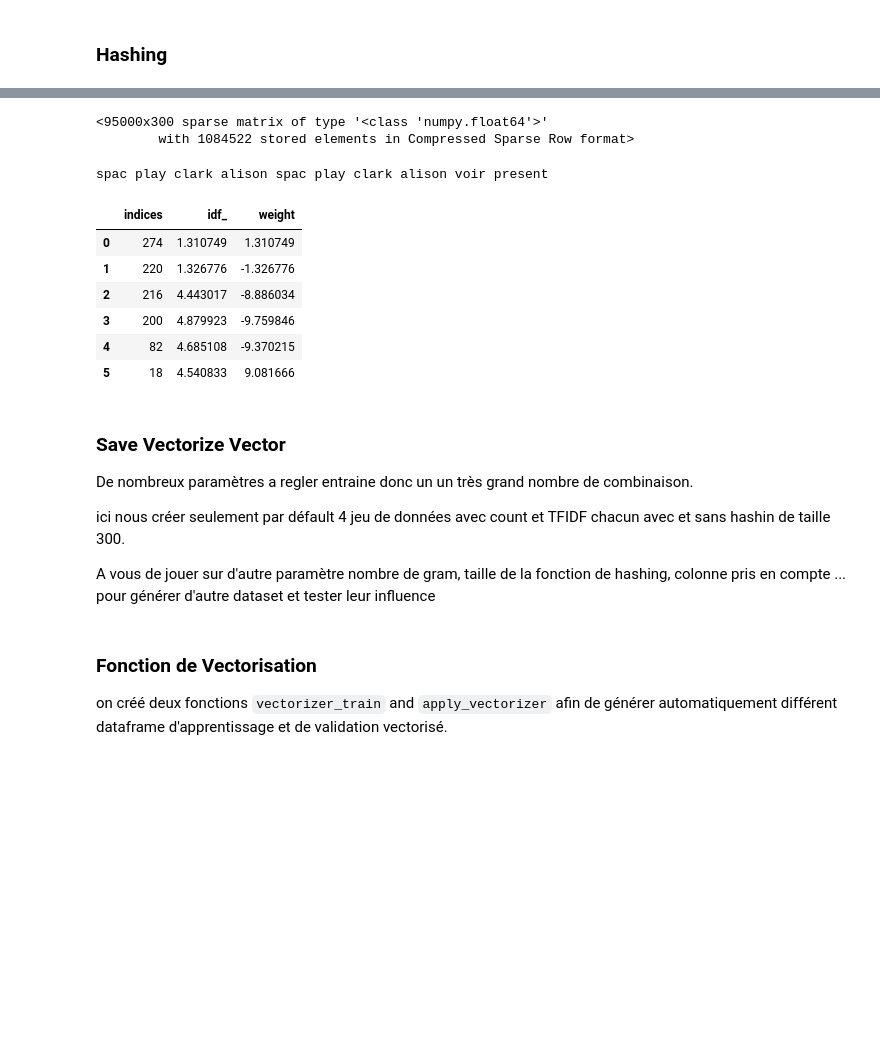
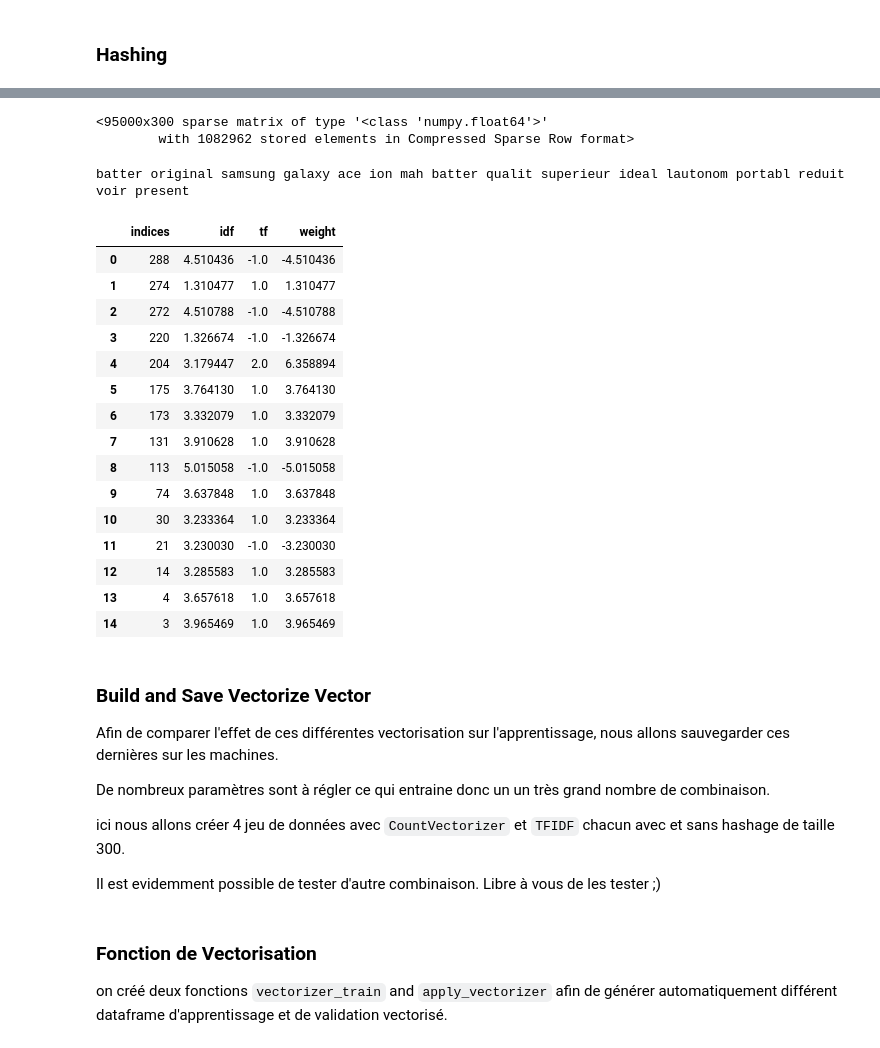
Before and after one commit to wikistat/AI-Frameworks, a Jupyter notebook: Cdiscount/2-AIF-PythonNltkGensim-FeatureExtraction-Cdiscount.ipynb, the cells around one changed output, grey strips where cells are left out. Cells and saved outputs as stored; diff of their text form; code cells hidden in the pictures; blank space fills up the shorter version.

```diff
--- a/Cdiscount/2-AIF-PythonNltkGensim-FeatureExtraction-Cdiscount.ipynb
+++ b/Cdiscount/2-AIF-PythonNltkGensim-FeatureExtraction-Cdiscount.ipynb
@@ -218,0 +164,3 @@ Take a Dictionnary as an input
+# %%
+train_dict_array  = list(map(lambda x : collections.Counter(x.split(" ")), train_array))
+train_dict_array[0]
@@ -260,30 +231,41 @@ data_train_HTfidf = vec.fit_transform(data_train_hash)
 data_train_HTfidf
 # %% [output]
 <95000x300 sparse matrix of type '<class 'numpy.float64'>'
-        with 1084522 stored elements in Compressed Sparse Row format>
+        with 1082962 stored elements in Compressed Sparse Row format>
 # %%
 ir = 0
 
 rw = data_train_HTfidf.getrow(ir)
 print(train_array[ir])
-pd.DataFrame([(v, vec.idf_[v], k)  for k,v in zip(rw.data, rw.indices)], columns=["indices","idf_","weight"])
+pd.DataFrame([(ind, vec.idf_[ind], w/vec.idf_[ind], w)  for w,ind in zip(rw.data, rw.indices)], columns=["indices","idf","tf","weight"])
 # %% [output]
-spac play clark alison spac play clark alison voir present
+batter original samsung galaxy ace ion mah batter qualit superieur ideal lautonom portabl reduit voir present
-|  | indices | idf_ | weight |
-| 0 | 274 | 1.310749 | 1.310749 |
-| 1 | 220 | 1.326776 | -1.326776 |
-| 2 | 216 | 4.443017 | -8.886034 |
-| 3 | 200 | 4.879923 | -9.759846 |
-| 4 | 82 | 4.685108 | -9.370215 |
-| 5 | 18 | 4.540833 | 9.081666 |
+|  | indices | idf | tf | weight |
+| 0 | 288 | 4.510436 | -1.0 | -4.510436 |
+| 1 | 274 | 1.310477 | 1.0 | 1.310477 |
+| 2 | 272 | 4.510788 | -1.0 | -4.510788 |
+| 3 | 220 | 1.326674 | -1.0 | -1.326674 |
+| 4 | 204 | 3.179447 | 2.0 | 6.358894 |
+| 5 | 175 | 3.764130 | 1.0 | 3.764130 |
+| 6 | 173 | 3.332079 | 1.0 | 3.332079 |
+| 7 | 131 | 3.910628 | 1.0 | 3.910628 |
+| 8 | 113 | 5.015058 | -1.0 | -5.015058 |
+| 9 | 74 | 3.637848 | 1.0 | 3.637848 |
+| 10 | 30 | 3.233364 | 1.0 | 3.233364 |
+| 11 | 21 | 3.230030 | -1.0 | -3.230030 |
+| 12 | 14 | 3.285583 | 1.0 | 3.285583 |
+| 13 | 4 | 3.657618 | 1.0 | 3.657618 |
+| 14 | 3 | 3.965469 | 1.0 | 3.965469 |
 # %% [markdown]
-### Save Vectorize Vector
+###  Build and Save Vectorize Vector
 
-De nombreux paramètres a regler entraine donc un un très grand nombre de combinaison.
+Afin de comparer l'effet de ces différentes vectorisation sur l'apprentissage, nous allons sauvegarder ces dernières sur les machines.
 
-ici nous créer seulement par défault 4 jeu de données avec count et TFIDF chacun avec et sans hashin de taille 300.
+De nombreux paramètres sont à régler ce qui entraine donc un un très grand nombre de combinaison.
 
-A vous de jouer sur d'autre paramètre nombre de gram, taille de la fonction de hashing, colonne pris en compte ... pour générer d'autre dataset et tester leur influence
+ici nous allons créer 4 jeu de données avec `CountVectorizer` et `TFIDF` chacun avec et sans hashage de taille 300.
+
+Il est evidemment possible de tester d'autre combinaison. Libre à vous de les tester ;)
 # %% [markdown]
 ### Fonction de Vectorisation
 
```
Also changed, not shown: parts of 78 cells of this notebook, 7 other files.
